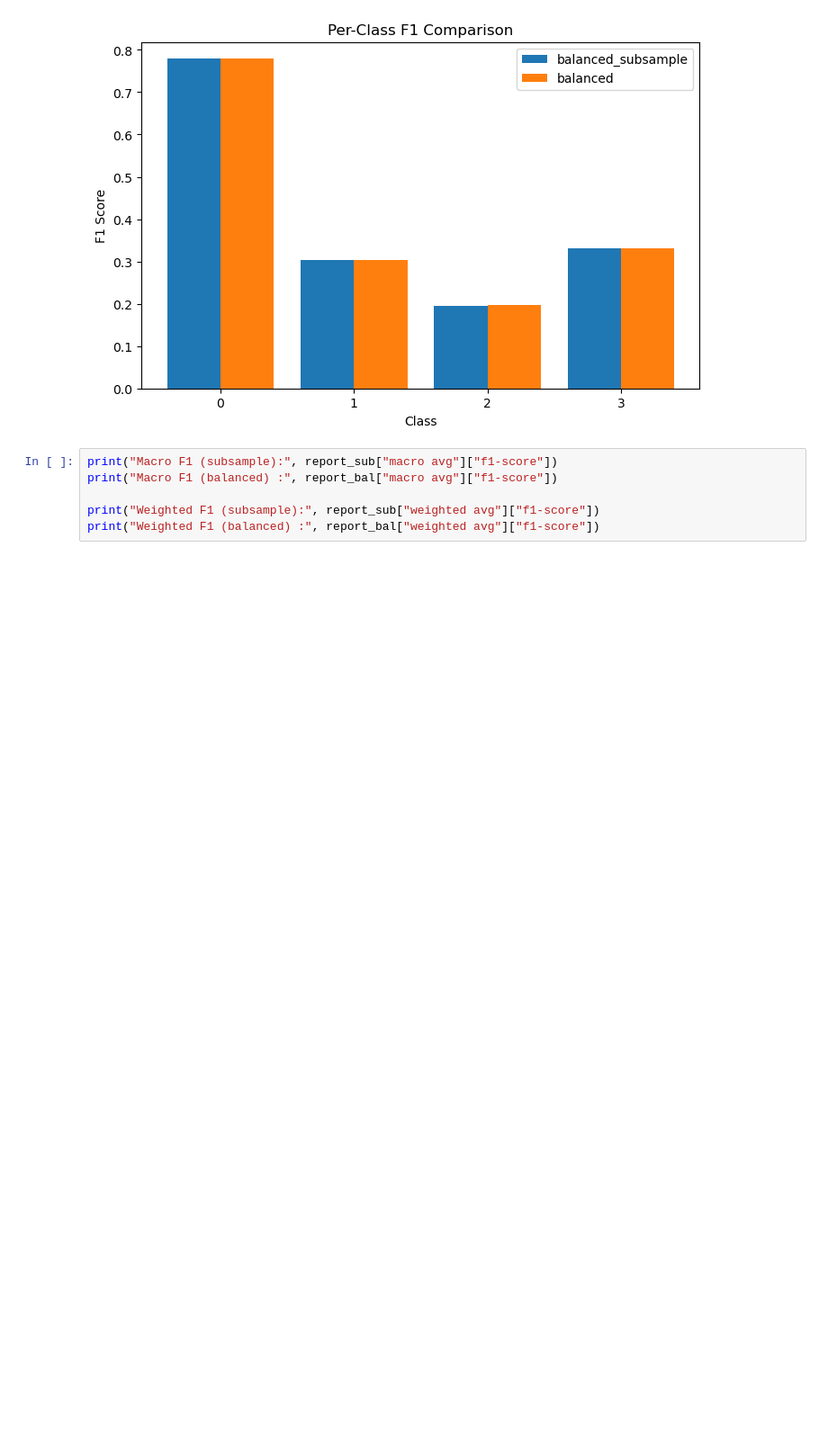
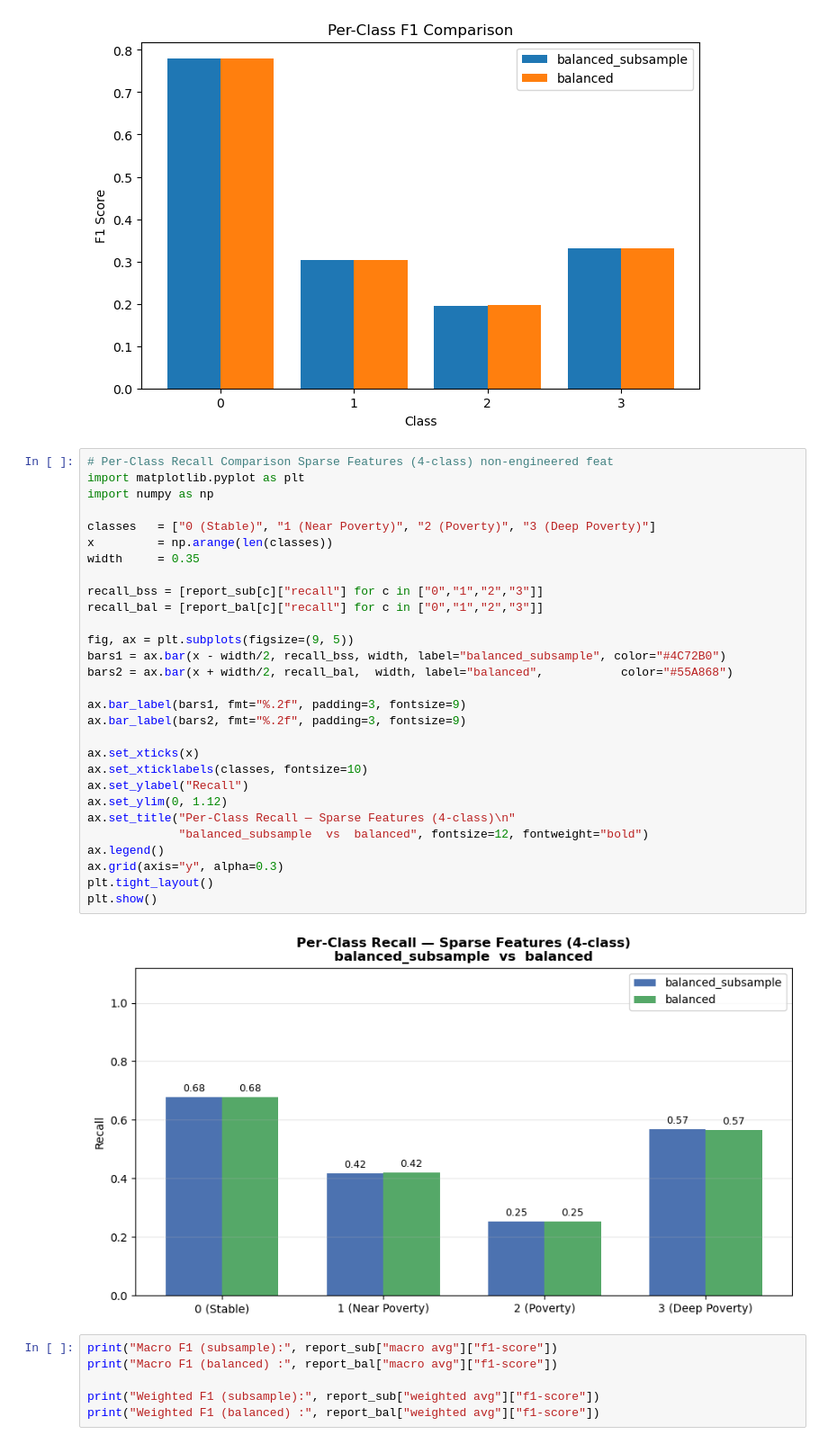
Before and after one commit to ingridalt/DSC-288R-CAPSTONE, a Jupyter notebook: 4_Models/4b_RandomForest_Model.ipynb, the cells around one changed output. Shown at 90% size. Cells and saved outputs as stored; diff of their text form; blank space fills up the shorter version.

```diff
--- a/4_Models/4b_RandomForest_Model.ipynb
+++ b/4_Models/4b_RandomForest_Model.ipynb
@@ -201,6 +201,37 @@ plt.legend()
 plt.show()
 # %% [output]
 [figure]
+# %%
+# Per-Class Recall Comparison Sparse Features (4-class) non-engineered feat
+import matplotlib.pyplot as plt
+import numpy as np
+
+classes   = ["0 (Stable)", "1 (Near Poverty)", "2 (Poverty)", "3 (Deep Poverty)"]
+x         = np.arange(len(classes))
+width     = 0.35
+
+recall_bss = [report_sub[c]["recall"] for c in ["0","1","2","3"]]
+recall_bal = [report_bal[c]["recall"] for c in ["0","1","2","3"]]
+
+fig, ax = plt.subplots(figsize=(9, 5))
+bars1 = ax.bar(x - width/2, recall_bss, width, label="balanced_subsample", color="#4C72B0")
+bars2 = ax.bar(x + width/2, recall_bal,  width, label="balanced",           color="#55A868")
+
+ax.bar_label(bars1, fmt="%.2f", padding=3, fontsize=9)
+ax.bar_label(bars2, fmt="%.2f", padding=3, fontsize=9)
+
+ax.set_xticks(x)
+ax.set_xticklabels(classes, fontsize=10)
+ax.set_ylabel("Recall")
+ax.set_ylim(0, 1.12)
+ax.set_title("Per-Class Recall — Sparse Features (4-class)\n"
+             "balanced_subsample  vs  balanced", fontsize=12, fontweight="bold")
+ax.legend()
+ax.grid(axis="y", alpha=0.3)
+plt.tight_layout()
+plt.show()
+# %% [output]
+[figure, added]
 # %%
 print("Macro F1 (subsample):", report_sub["macro avg"]["f1-score"])
 print("Macro F1 (balanced) :", report_bal["macro avg"]["f1-score"])
```
Also changed, not shown: parts of 19 cells of this notebook.
